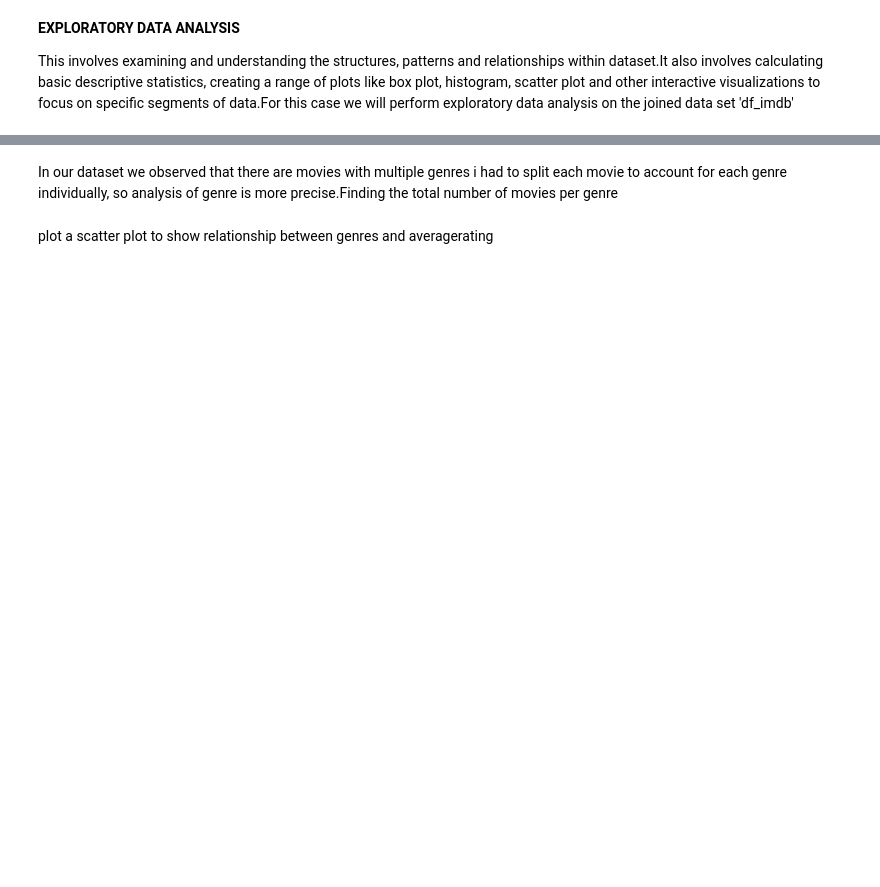
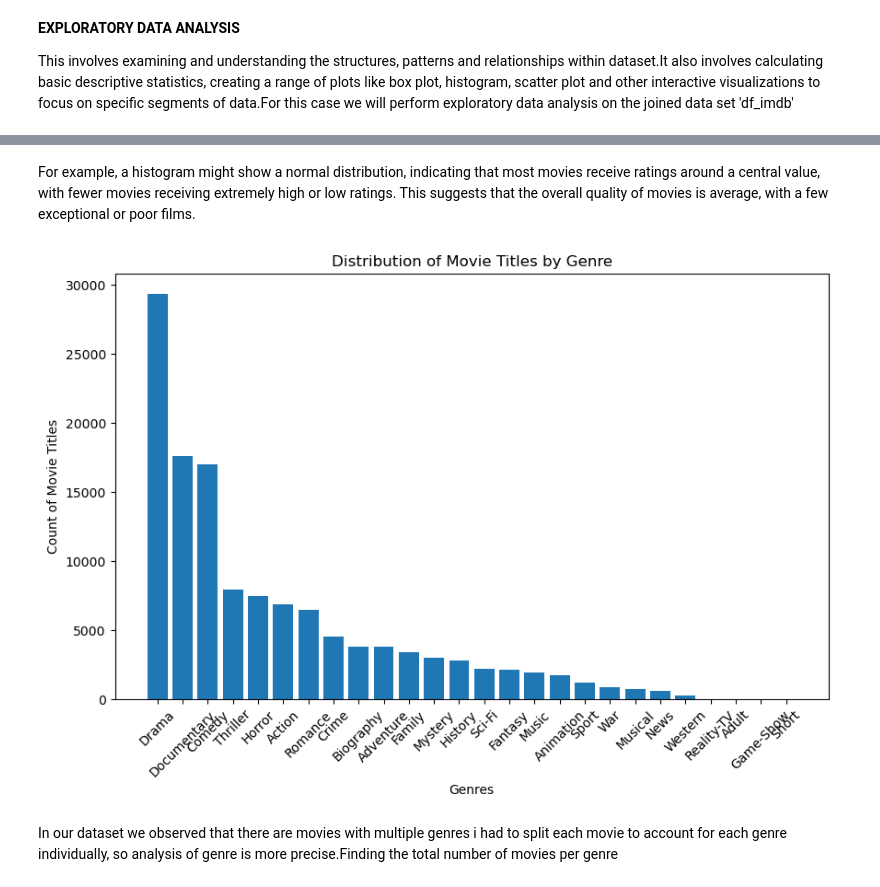
Before and after one commit to stanoff/PROJECT1, a Jupyter notebook: Untitled.ipynb, the cells around one changed output, grey strips where cells are left out. Saved outputs shown, nothing was run; the diff lists cells and outputs as text; code cells hidden in the pictures; blank space fills up the shorter version.

```diff
--- a/Untitled.ipynb
+++ b/Untitled.ipynb
@@ -336,0 +300,4 @@ print(genre_counts)
+# %%
+# split the genre column for analysis, so that each genre is independent
+moviedf_small = df_imdb.assign(genres = df_imdb['genres'].str.split(',')).explode('genres')
+print(moviedf_small)
@@ -336,0 +320,9 @@ print(genre_counts)
+# %%
+#Create a new dataframe with the count of movies per genre
+#genre_counts = df_imdb['genres'].value_counts().reset_index()
+#genre_counts.columns = ['genres', 'count']
+#print(genre_counts)
+
+genre_counts = (pd.DataFrame(moviedf_small.groupby('genres', as_index = False).title.nunique())).sort_values(
+    by = 'title', ascending = False)
+print(genre_counts)
@@ -343,2 +407,27 @@ plot a graph showing the number of movies per genre
+# %% [markdown]
+For example, a histogram might show a normal distribution, indicating that most movies receive ratings around a central value, with fewer movies receiving extremely high or low ratings. This suggests that the overall quality of movies is average, with a few exceptional or poor films.
+# %%
+#Bar graph showing the distribution of movie titles by genre
+
+# Prepare data
+genres = genre_counts['genres']
+title_counts = genre_counts['title']
+
+# Create bar chart
+plt.figure(figsize=(10, 6))
+plt.bar(genres, title_counts)
+
+# Set labels and title
+plt.xlabel('Genres')
+plt.ylabel('Count of Movie Titles')
+plt.title('Distribution of Movie Titles by Genre')
+
+# Rotate x-axis labels for better readability (optional)
+plt.xticks(rotation=45)
+
+# Show the chart
+plt.show()
+# %% [output]
+[figure, added]
 # %% [markdown]
 In our dataset we observed that there are movies with multiple genres i had to split each movie to account for each genre individually, so analysis of genre is more precise.Finding the total number of movies per genre
@@ -347,2 +433,0 @@ In our dataset we observed that there are movies with multiple genres i had to s
-# %% [markdown]
-plot a scatter plot to show relationship between genres and averagerating
```
Also changed, not shown: parts of 15 cells of this notebook.
